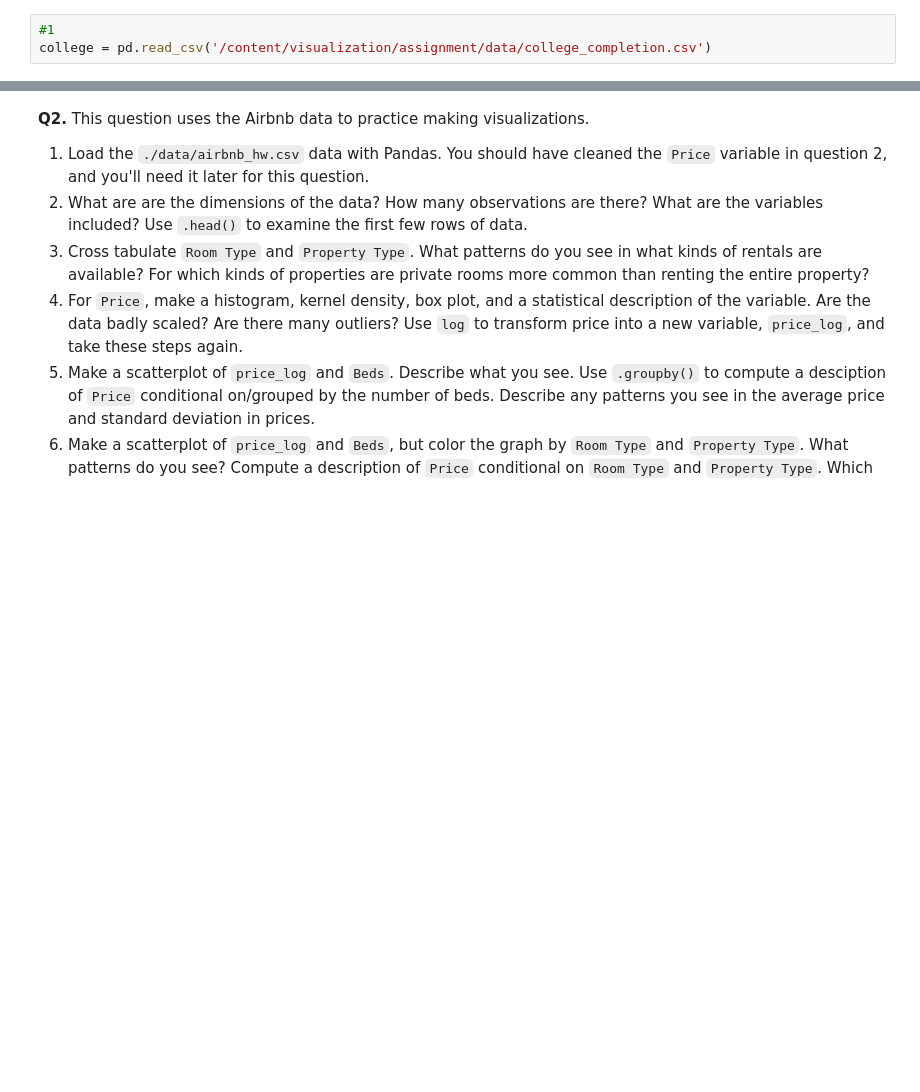
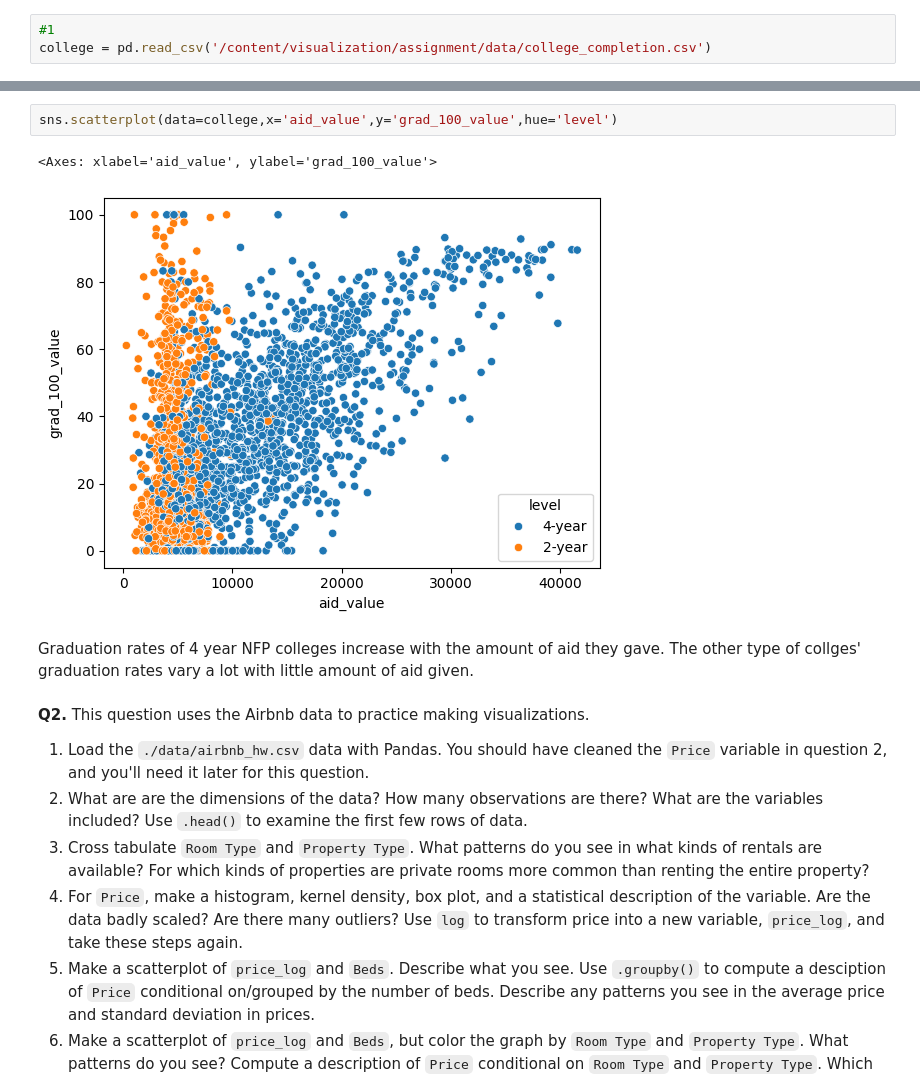
Before and after one commit to CarolWuuu/DS3001_visualization, a Jupyter notebook: assignment/assignment.ipynb, the cells around one changed output, grey strips where cells are left out. Cells and saved outputs as stored; diff of their text form; blank space fills up the shorter version.

```diff
--- a/assignment/assignment.ipynb
+++ b/assignment/assignment.ipynb
@@ -42,3 +107,10 @@ college.size
+# %%
+sns.scatterplot(data=college,x='aid_value',y='grad_100_value',hue='level')
+# %% [output]
+<Axes: xlabel='aid_value', ylabel='grad_100_value'>
+[figure, added]
+# %% [markdown]
+Graduation rates of 4 year NFP colleges increase with the amount of aid they gave. The other type of collges' graduation rates vary a lot with little amount of aid given.
 # %% [markdown]
 **Q2.** This question uses the Airbnb data to practice making visualizations.
 
```
Also changed, not shown: parts of 43 cells of this notebook.
